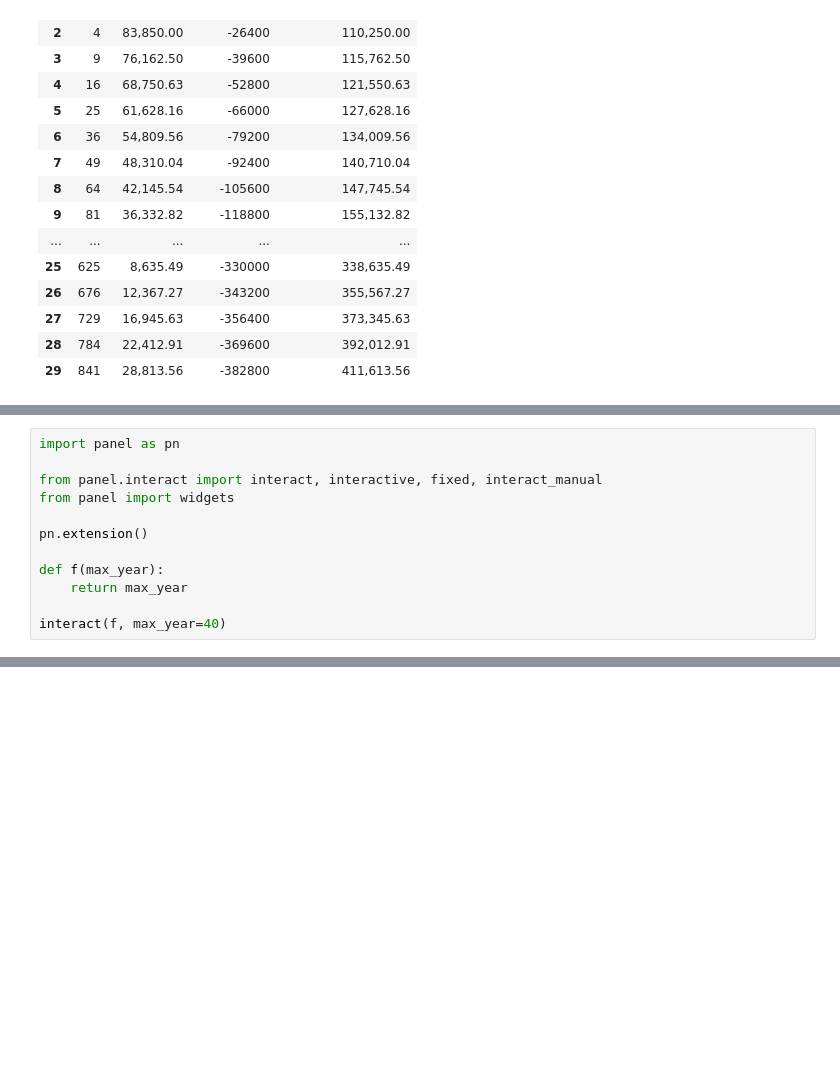
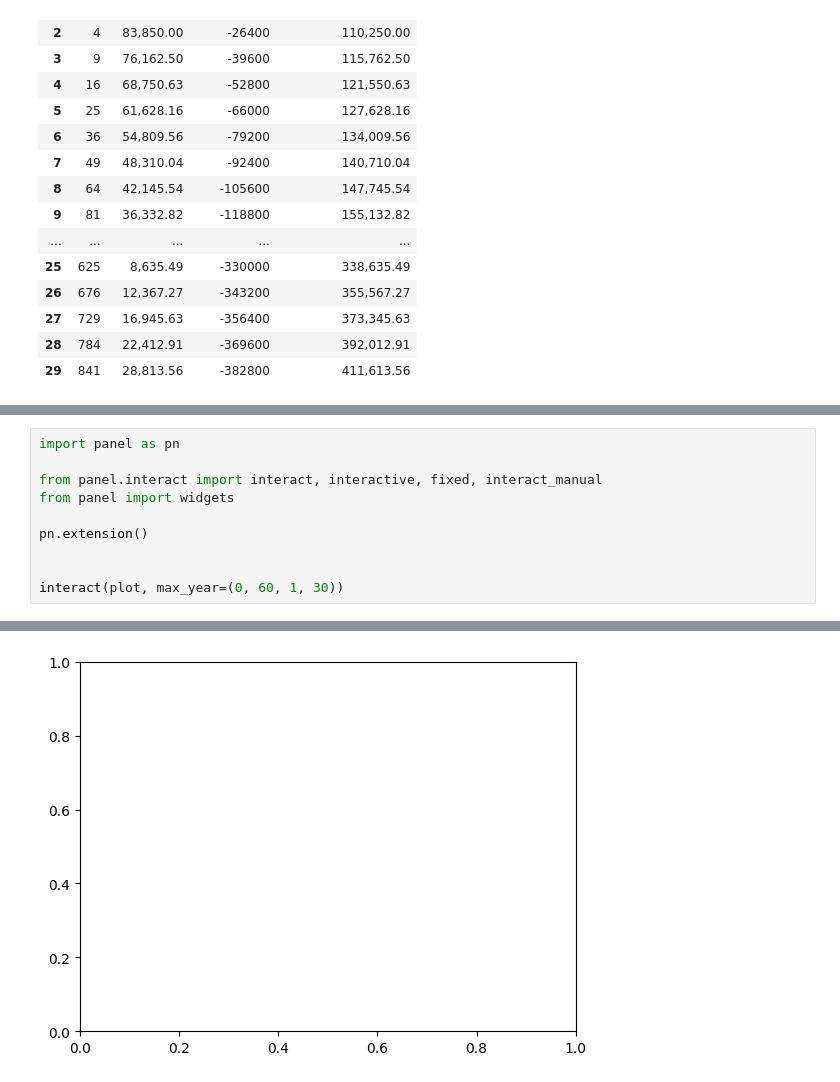
Before and after one commit to AlmostFamiliar/rent-or-buy-calculator, a Jupyter notebook: rent-or-buy.ipynb, the cells around one changed output, grey strips where cells are left out. Drawn from its saved outputs; the diff is of its cells as text; blank space fills up the shorter version.

```diff
--- a/rent-or-buy.ipynb
+++ b/rent-or-buy.ipynb
@@ -76,16 +81,15 @@ plot(30)
 # %%
 import panel as pn
 
 from panel.interact import interact, interactive, fixed, interact_manual
 from panel import widgets
 
 pn.extension()
 
-def f(max_year):
-    return max_year
 
-interact(f, max_year=40)
+interact(plot, max_year=(0, 60, 1, 30))
 # %% [output]
 [interactive output not drawn]
 [interactive output not drawn]
 [interactive output not drawn]
+[figure, added]
```
Also changed, not shown: parts of 1 cell of this notebook.
